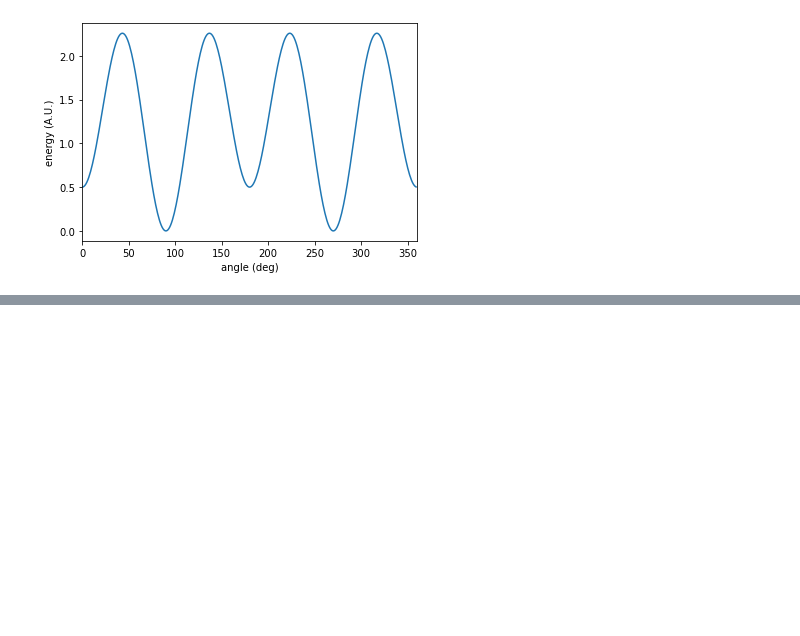
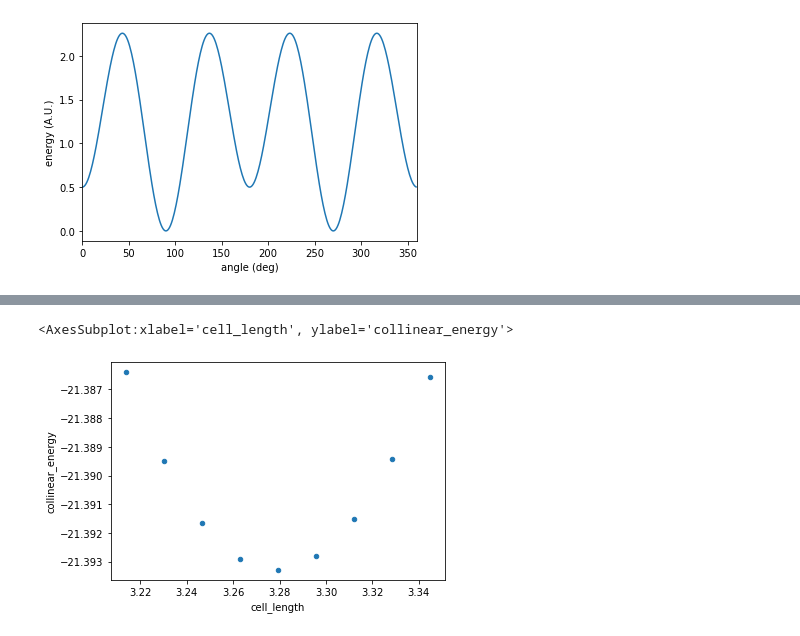
Before and after one commit to pgrigorev/Mn2Au_strain, a Jupyter notebook: Mn2Au strain assisted switching.ipynb, the cells around one changed output, grey strips where cells are left out. Cells and saved outputs as stored; diff of their text form; code cells hidden in the pictures; blank space fills up the shorter version.

```diff
--- a/Mn2Au strain assisted switching.ipynb
+++ b/Mn2Au strain assisted switching.ipynb
@@ -61,0 +241,5 @@ plt.show();
+# %%
+smaller_strain_results.plot(x="cell_length", y="collinear_energy", kind="scatter")
+# %% [output]
+<AxesSubplot:xlabel='cell_length', ylabel='collinear_energy'>
+[figure, added]
```
Also changed, not shown: parts of 21 cells of this notebook.
